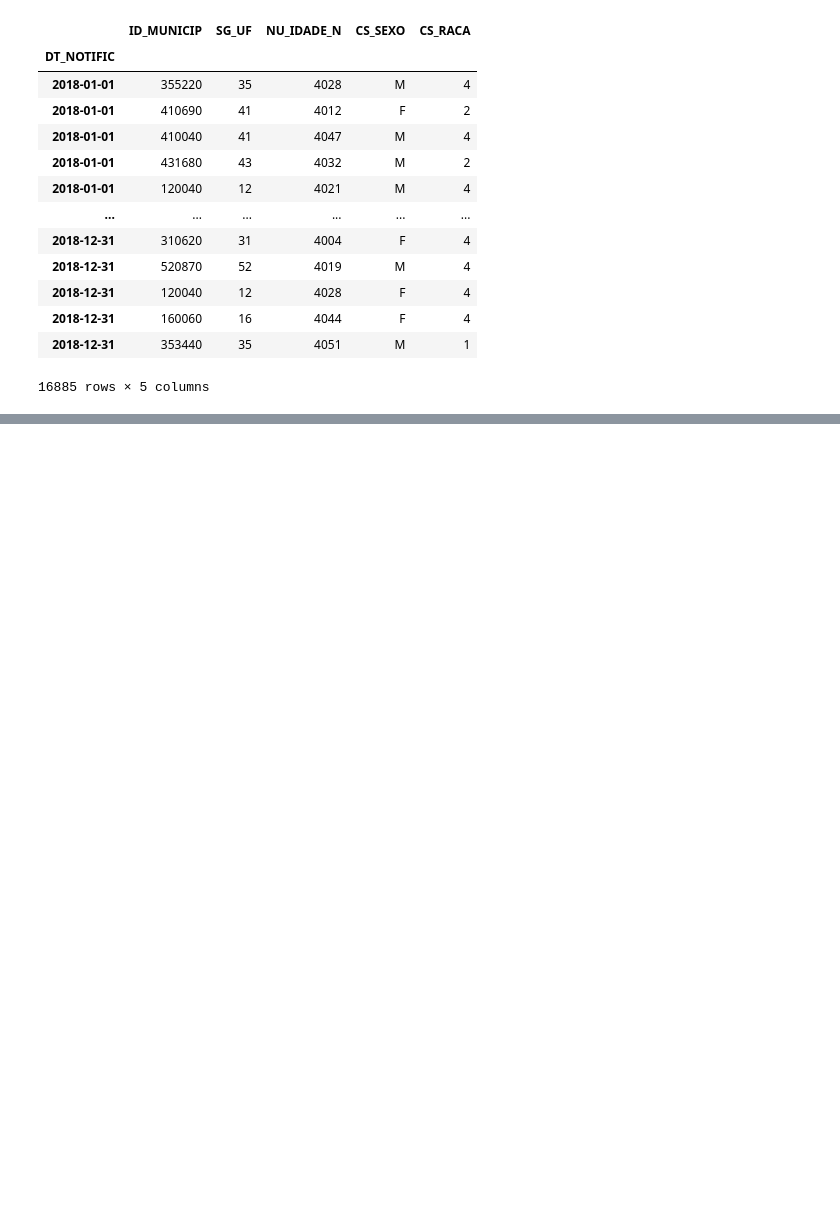
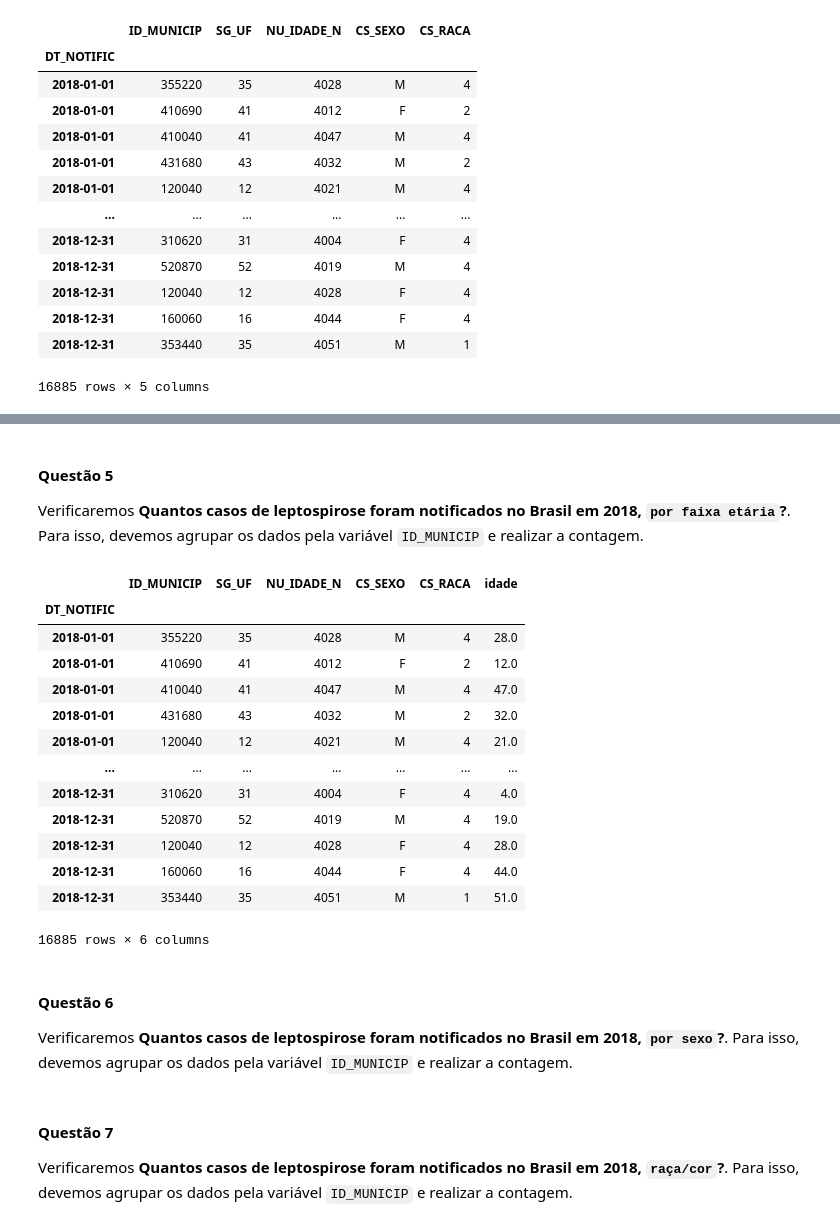
Before and after one commit to gtironi/exercicios_python, a Jupyter notebook: Projeto SUS/notebook_pysus.ipynb, the cells around one changed output, grey strips where cells are left out. Saved outputs shown, nothing was run; the diff lists cells and outputs as text; code cells hidden in the pictures; blank space fills up the shorter version.

Commit message:
Mudei o markdown, fiz ate a questão 3, com um grafico

```diff
--- a/Projeto SUS/notebook_pysus.ipynb
+++ b/Projeto SUS/notebook_pysus.ipynb
@@ -63,0 +140,28 @@ dataframe_lepto_2018
+# %% [markdown]
+#### Questão 5
+
+Verificaremos **Quantos casos de leptospirose foram notificados no Brasil em 2018, `por faixa etária`?**. Para isso, devemos agrupar os dados pela variável `ID_MUNICIP` e realizar a contagem.
+# %%
+dataframe_lepto_2018['idade'] = decodifica_idade_SINAN(dataframe_lepto_2018.NU_IDADE_N)
+dataframe_lepto_2018['idade'] = dataframe_lepto_2018['idade'].round(2)
+agrupado_por_idade = dataframe_lepto_2018.groupby('idade').count().sort_values('SG_UF', ascending=False)
+agrupado_por_idade['SG_UF']
+# %% [output]
+|  | ID_MUNICIP | SG_UF | NU_IDADE_N | CS_SEXO | CS_RACA | idade |
+| DT_NOTIFIC |  |  |  |  |  |  |
+| 2018-01-01 | 355220 | 35 | 4028 | M | 4 | 28.0 |
+| 2018-01-01 | 410690 | 41 | 4012 | F | 2 | 12.0 |
+| 2018-01-01 | 410040 | 41 | 4047 | M | 4 | 47.0 |
+| 2018-01-01 | 431680 | 43 | 4032 | M | 2 | 32.0 |
+| 2018-01-01 | 120040 | 12 | 4021 | M | 4 | 21.0 |
+| ... | ... | ... | ... | ... | ... | ... |
+| 2018-12-31 | 310620 | 31 | 4004 | F | 4 | 4.0 |
+| 2018-12-31 | 520870 | 52 | 4019 | M | 4 | 19.0 |
+| 2018-12-31 | 120040 | 12 | 4028 | F | 4 | 28.0 |
+| 2018-12-31 | 160060 | 16 | 4044 | F | 4 | 44.0 |
+| 2018-12-31 | 353440 | 35 | 4051 | M | 1 | 51.0 |
+16885 rows × 6 columns
+# %% [markdown]
+#### Questão 6
+
+Verificaremos **Quantos casos de leptospirose foram notificados no Brasil em 2018, `por sexo`?**. Para isso, devemos agrupar os dados pela variável `ID_MUNICIP` e realizar a contagem.
@@ -63,0 +171,4 @@ dataframe_lepto_2018
+# %% [markdown]
+#### Questão 7
+
+Verificaremos **Quantos casos de leptospirose foram notificados no Brasil em 2018, `raça/cor`?**. Para isso, devemos agrupar os dados pela variável `ID_MUNICIP` e realizar a contagem.
```
Also changed, not shown: parts of 14 cells of this notebook, 1 other file.
